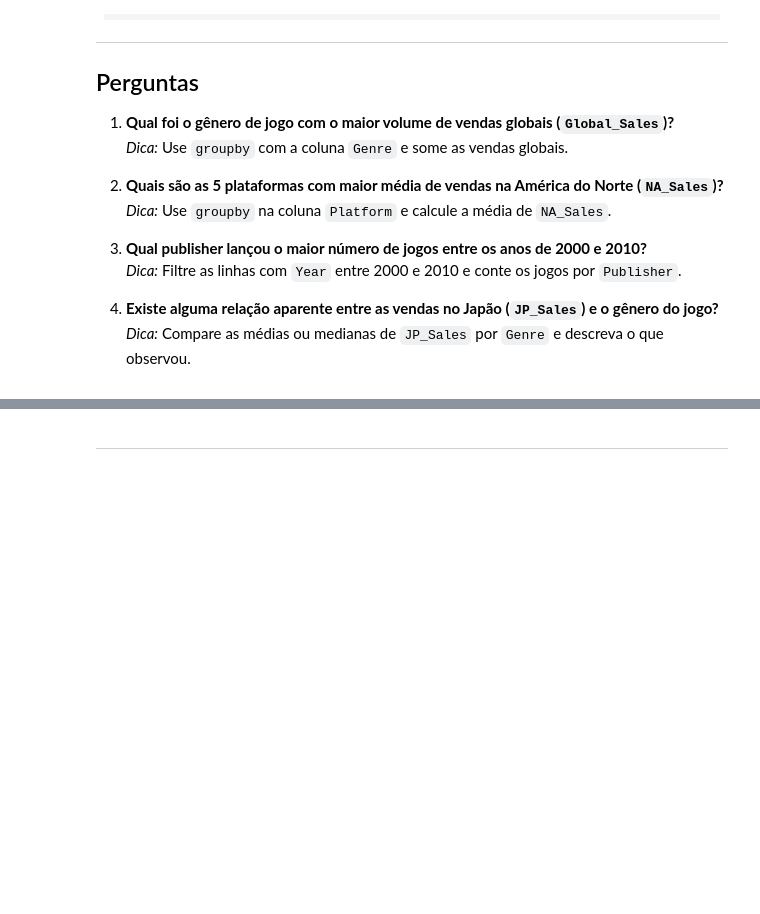
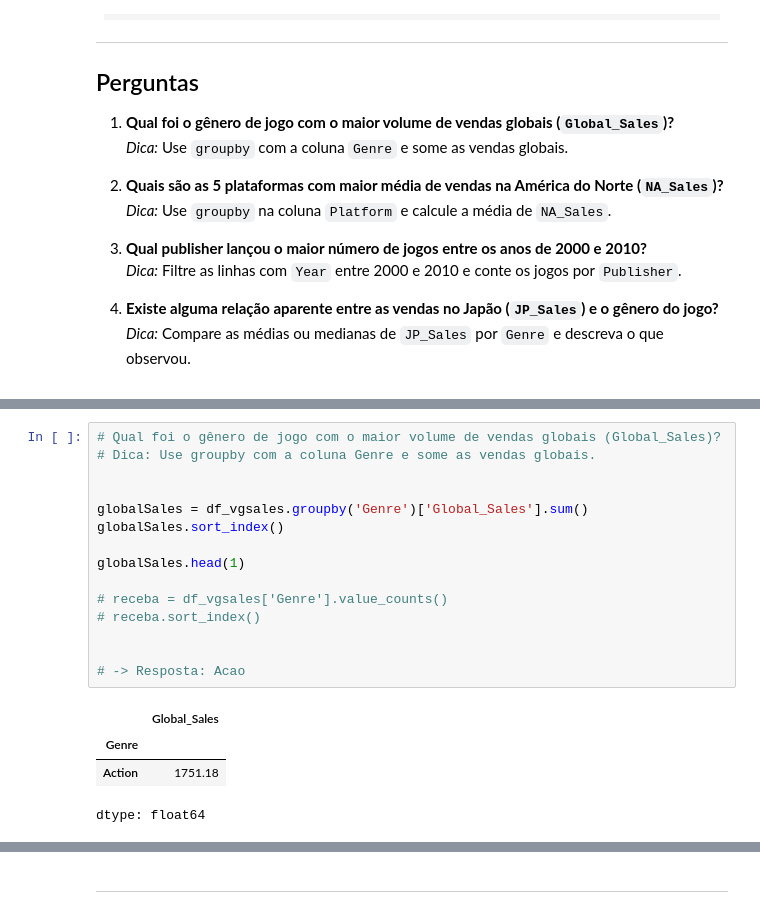
Before and after one commit to MariPinas/data_science_2025, a Jupyter notebook: notebooks/Lab03_Essential_Libs_PartII/Exercicio_pandas.ipynb, the cells around one changed output, grey strips where cells are left out. Cells and saved outputs as stored; diff of their text form; blank space fills up the shorter version.

```diff
--- a/notebooks/Lab03_Essential_Libs_PartII/Exercicio_pandas.ipynb
+++ b/notebooks/Lab03_Essential_Libs_PartII/Exercicio_pandas.ipynb
@@ -211,0 +237,20 @@ Este dicionário descreve cada uma das colunas presentes no dataset de vendas de
+# %%
+# Qual foi o gênero de jogo com o maior volume de vendas globais (Global_Sales)?
+# Dica: Use groupby com a coluna Genre e some as vendas globais.
+
+
+globalSales = df_vgsales.groupby('Genre')['Global_Sales'].sum()
+globalSales.sort_index()
+
+globalSales.head(1)
+
+# receba = df_vgsales['Genre'].value_counts()
+# receba.sort_index()
+
+
+# -> Resposta: Acao
+# %% [output]
+|  | Global_Sales |
+| Genre |  |
+| Action | 1751.18 |
+dtype: float64
```
Also changed, not shown: parts of 8 cells of this notebook.
